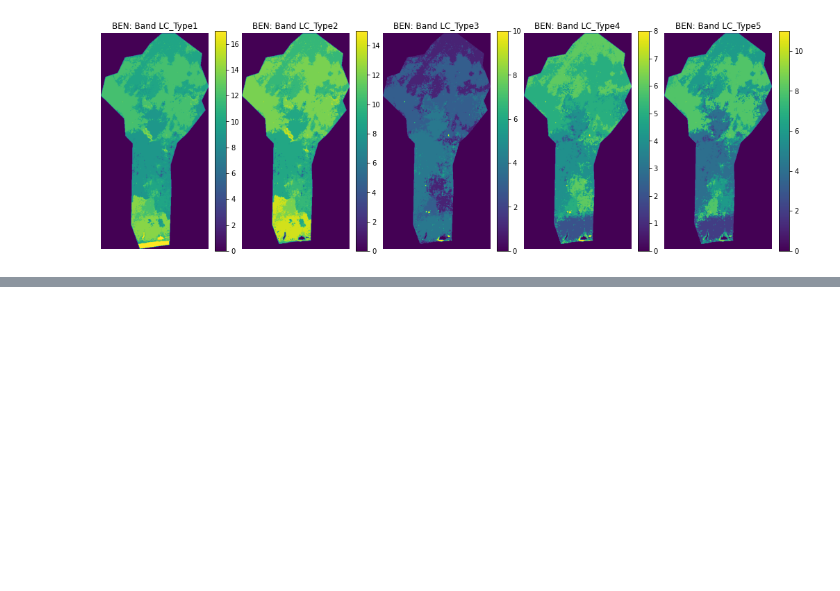
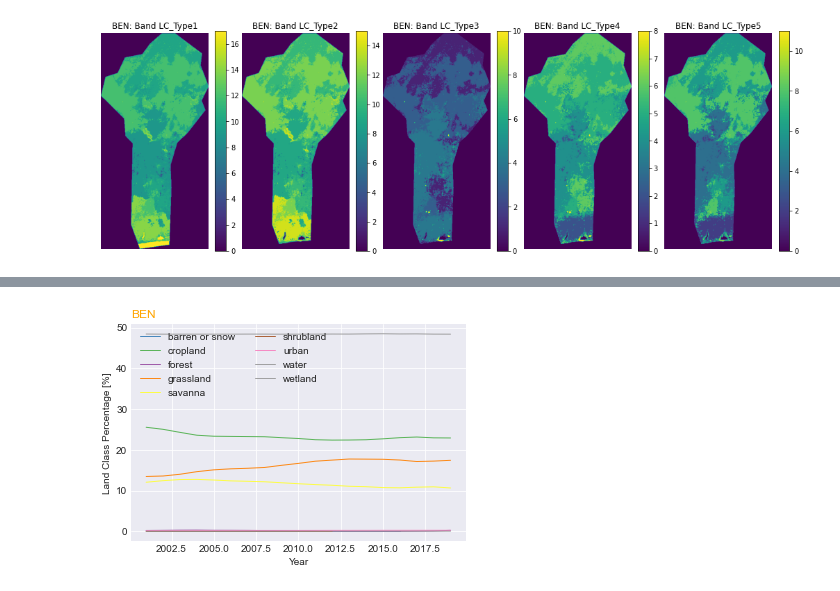
Before and after one commit to gracemitch/omdena-wri, a Jupyter notebook: analysis/MODIS_land_cover.ipynb, the cells around one changed output, grey strips where cells are left out. Cells and saved outputs as stored; diff of their text form; code cells hidden in the pictures; blank space fills up the shorter version.

```diff
--- a/analysis/MODIS_land_cover.ipynb
+++ b/analysis/MODIS_land_cover.ipynb
@@ -116,0 +210,4 @@ df.to_csv(F'{EXPORT_PATH}{COLLECTION}.csv', index=False)
+# %%
+plot_land_class_by_country(countries[0], 'LC_Type2', EXPORT_PATH, COLLECTION)
+# %% [output]
+[figure, added]
```
Also changed, not shown: parts of 25 cells of this notebook.
